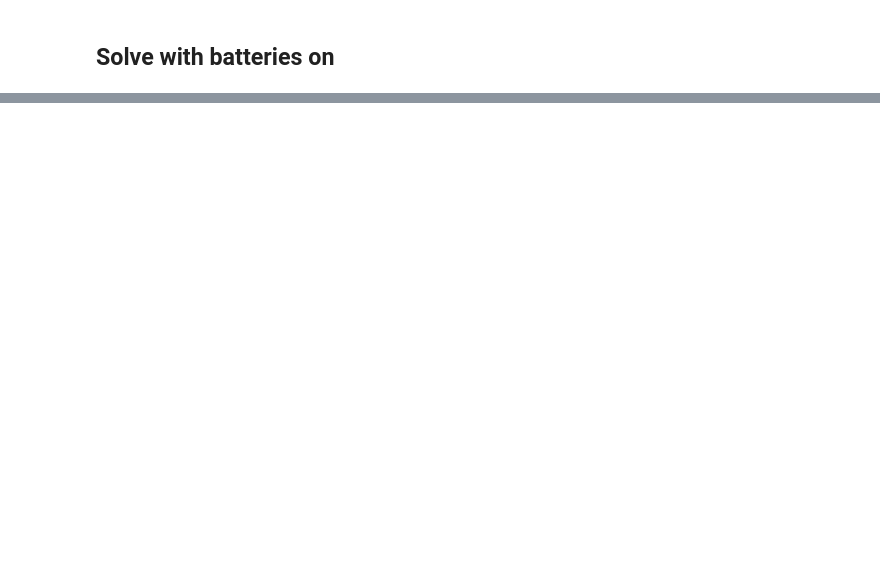
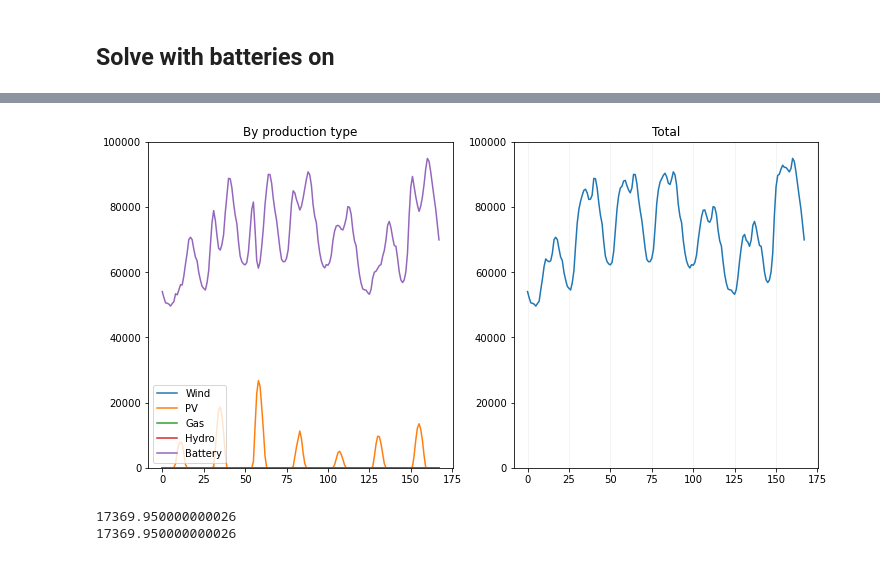
Before and after one commit to Jibbril/momm_energy_system_model, a Jupyter notebook: project.ipynb, the cells around one changed output, grey strips where cells are left out. Cells and saved outputs as stored; diff of their text form; code cells hidden in the pictures; blank space fills up the shorter version.

```diff
--- a/project.ipynb
+++ b/project.ipynb
@@ -363,0 +487,11 @@ results.write()
+# %%
+plot_first_week(model3)
+# %% [output]
+[figure, added]
+# %%
+
+print(model3.battery_level["DE",0].value)
+print(model3.battery_level["DE",last_hour].value)
+# %% [output]
+17369.950000000026
+17369.950000000026
```
Also changed, not shown: parts of 34 cells of this notebook.
